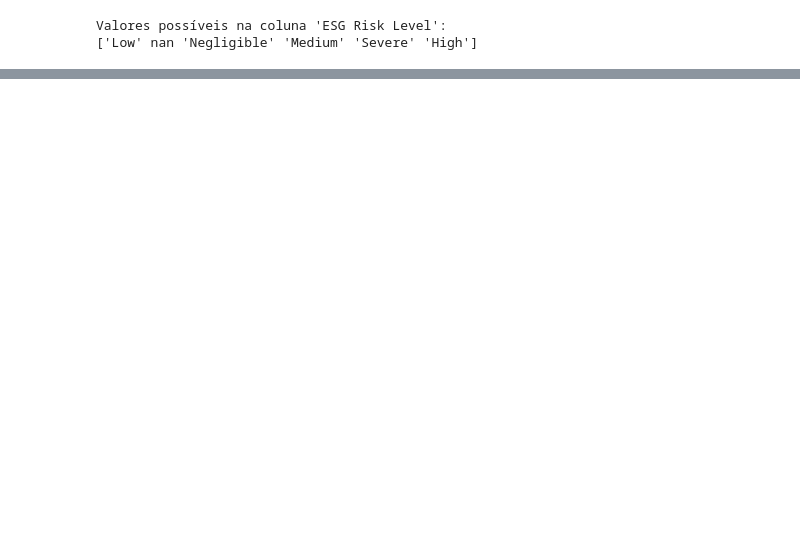
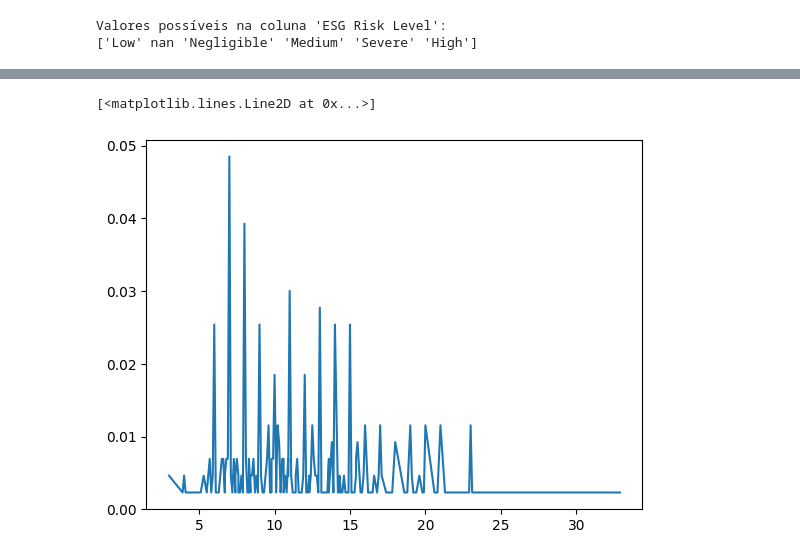
Before and after one commit to maluvsb/DatasetESG, a Jupyter notebook: esg_dataset.ipynb, the cells around one changed output, grey strips where cells are left out. Drawn from its saved outputs; the diff is of its cells as text; code cells hidden in the pictures; blank space fills up the shorter version.

```diff
--- a/esg_dataset.ipynb
+++ b/esg_dataset.ipynb
@@ -42,0 +56,4 @@ leitura.head(50)
+# %%
+columns_to_drop = ['Symbol', 'Address', 'Description', 'Industry', 'ESG Risk Percentile']
+columns_to_drop = [column.strip() for column in columns_to_drop if column.strip() in esg.columns]
+esg.drop(columns_to_drop, axis=1, inplace=True)
@@ -402,0 +743,5 @@ Valores possíveis na coluna 'ESG Risk Level':
+# %%
+# @title Variaveis Aleatórias
+
+esg['Environment_Governance']=esg['Environment Risk Score']+esg['Governance Risk Score']
+esg.head(10)
@@ -402,0 +808,4 @@ Valores possíveis na coluna 'ESG Risk Level':
+# %%
+# @title Função de Probabilidade
+fp = esg['Environment_Governance'].value_counts(sort=False).sort_index()/esg['Environment_Governance'].count() #divide o número de empresas com risco de governance ou environment pelo total de empresas
+print(fp)
@@ -402,0 +843,5 @@ Valores possíveis na coluna 'ESG Risk Level':
+# %%
+plt.plot(fp) #comando plot serve para criar gráficos de linhas
+# %% [output]
+[<matplotlib.lines.Line2D at 0x...>]
+[figure, added]
```
Also changed, not shown: parts of 42 cells of this notebook.
